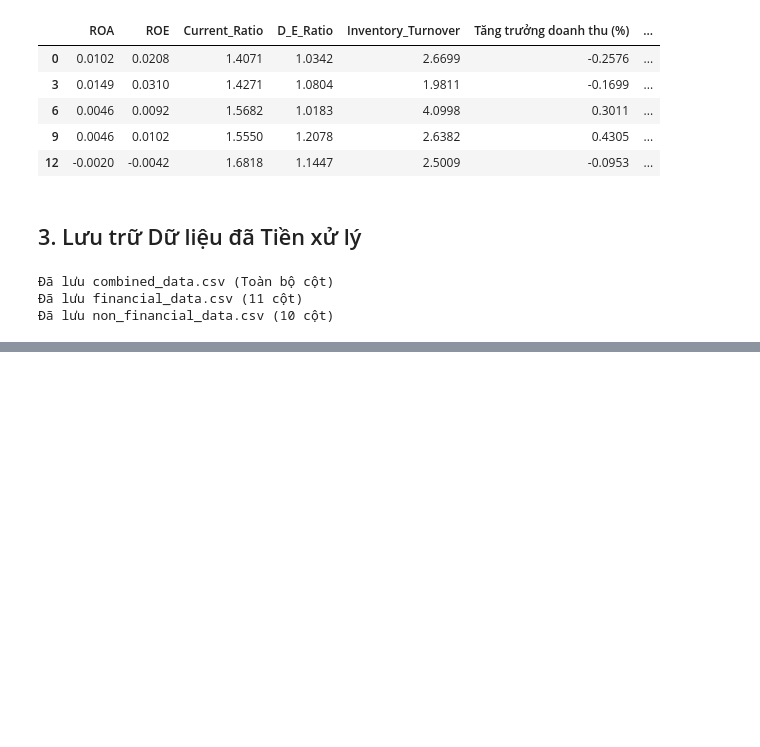
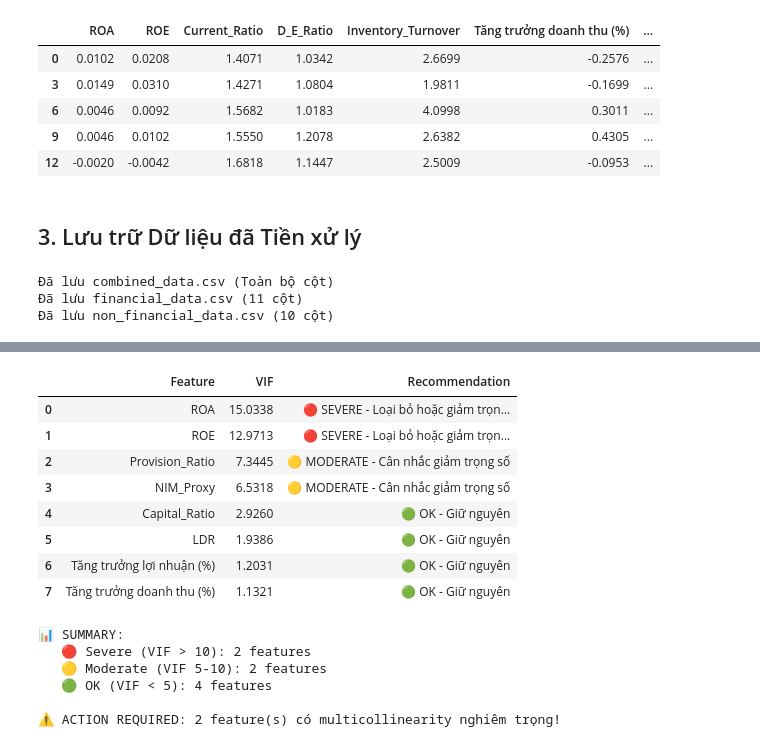
Before and after one commit to callmezuy/hcmus-introds--final-project, a Jupyter notebook: src/notebooks/fa_eda.ipynb, the cells around one changed output, grey strips where cells are left out. Cells and saved outputs as stored; diff of their text form; code cells hidden in the pictures; blank space fills up the shorter version.

```diff
--- a/src/notebooks/fa_eda.ipynb
+++ b/src/notebooks/fa_eda.ipynb
@@ -642,0 +756,65 @@ Nhóm Phi Tài chính
+# %%
+def calculate_vif_with_recommendations(df, features, group_name):
+    """
+    Tính VIF và đưa ra recommendations
+    Rule of thumb:
+    - VIF < 5: OK
+    - VIF 5-10: Moderate multicollinearity (cân nhắc)
+    - VIF > 10: Severe multicollinearity (cần xử lý)
+    """
+    valid_features = [col for col in features if col in df.columns]
+    X = df[valid_features].dropna()
+
+    # Add constant
+    X_with_const = add_constant(X)
+
+    # Tính VIF
+    vif_data = pd.DataFrame()
+    vif_data["Feature"] = X_with_const.columns
+    vif_data["VIF"] = [variance_inflation_factor(X_with_const.values, i)
+                       for i in range(X_with_const.shape[1])]
+
+    # Loại bỏ const và sort
+    vif_data = vif_data[vif_data["Feature"] != 'const'].sort_values("VIF", ascending=False).reset_index(drop=True)
+
+    # Thêm cột recommendation
+    def get_recommendation(vif):
+        if vif > 10:
+            return "🔴 SEVERE - Loại bỏ hoặc giảm trọng số 50%"
+        elif vif >= 5:
+            return "🟡 MODERATE - Cân nhắc giảm trọng số"
+        else:
+            return "🟢 OK - Giữ nguyên"
+
+    vif_data['Recommendation'] = vif_data['VIF'].apply(get_recommendation)
+
+    print(f"\n{'='*80}")
+    print(f"{group_name.upper()} - VIF ANALYSIS")
+    print(f"{'='*80}")
+    display(vif_data)
+
+    # Summary
+    severe = len(vif_data[vif_data['VIF'] > 10])
+    moderate = len(vif_data[(vif_data['VIF'] >= 5) & (vif_data['VIF'] <= 10)])
+    ok = len(vif_data[vif_data['VIF'] < 5])
+
+    print(f"\n📊 SUMMARY:")
+    print(f"   🔴 Severe (VIF > 10): {severe} features")
+    print(f"   🟡 Moderate (VIF 5-10): {moderate} features")
+    print(f"   🟢 OK (VIF < 5): {ok} features")
+
+    if severe > 0:
+        print(f"\n⚠️ ACTION REQUIRED: {severe} feature(s) có multicollinearity nghiêm trọng!")
+    elif moderate > 0:
+        print(f"\n💡 SUGGESTION: {moderate} feature(s) cần xem xét giảm trọng số")
+    else:
+        print(f"\n✅ EXCELLENT: Không có multicollinearity đáng lo ngại!")
+
+    return vif_data
+
+# Nhóm Phi Tài chính
+vif_non_fin = calculate_vif_with_recommendations(df_non_financial_cleaned, non_fin_ranking_features, "Nhóm Phi Tài chính")
+
+# Nhóm Tài chính
+vif_fin = calculate_vif_with_recommendations(df_financial_cleaned, fin_ranking_features, "Nhóm Tài chính")
+# %% [output]
@@ -642,0 +842,15 @@ Nhóm Phi Tài chính
+|  | Feature | VIF | Recommendation |
+| 0 | ROA | 15.0338 | 🔴 SEVERE - Loại bỏ hoặc giảm trọn... |
+| 1 | ROE | 12.9713 | 🔴 SEVERE - Loại bỏ hoặc giảm trọn... |
+| 2 | Provision_Ratio | 7.3445 | 🟡 MODERATE - Cân nhắc giảm trọng số |
+| 3 | NIM_Proxy | 6.5318 | 🟡 MODERATE - Cân nhắc giảm trọng số |
+| 4 | Capital_Ratio | 2.9260 | 🟢 OK - Giữ nguyên |
+| 5 | LDR | 1.9386 | 🟢 OK - Giữ nguyên |
+| 6 | Tăng trưởng lợi nhuận (%) | 1.2031 | 🟢 OK - Giữ nguyên |
+| 7 | Tăng trưởng doanh thu (%) | 1.1321 | 🟢 OK - Giữ nguyên |
+📊 SUMMARY:
+   🔴 Severe (VIF > 10): 2 features
+   🟡 Moderate (VIF 5-10): 2 features
+   🟢 OK (VIF < 5): 4 features
+
+⚠️ ACTION REQUIRED: 2 feature(s) có multicollinearity nghiêm trọng!
```
Also changed, not shown: parts of 20 cells of this notebook, 9 other files.
